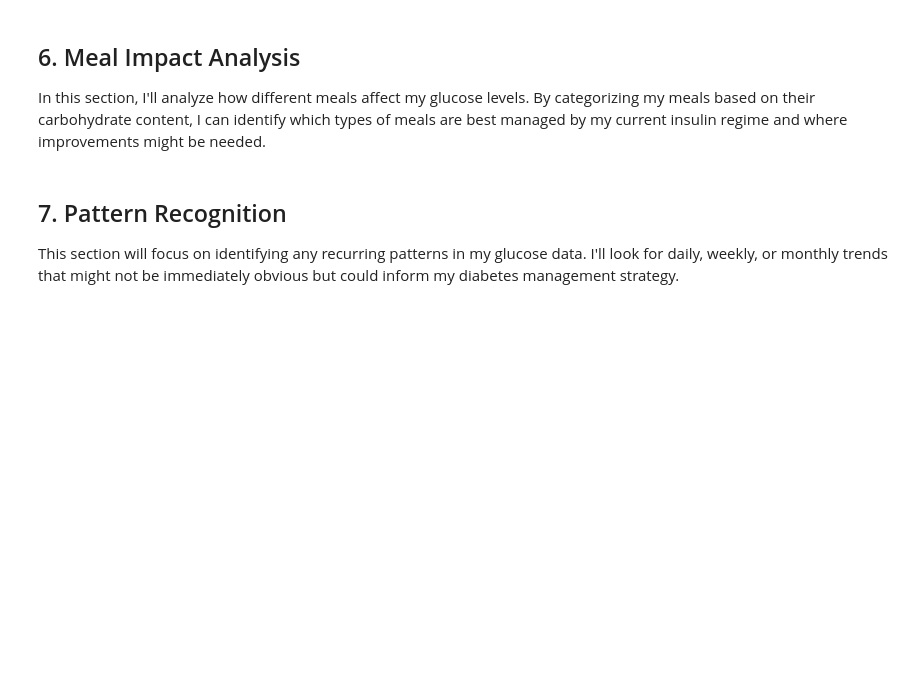
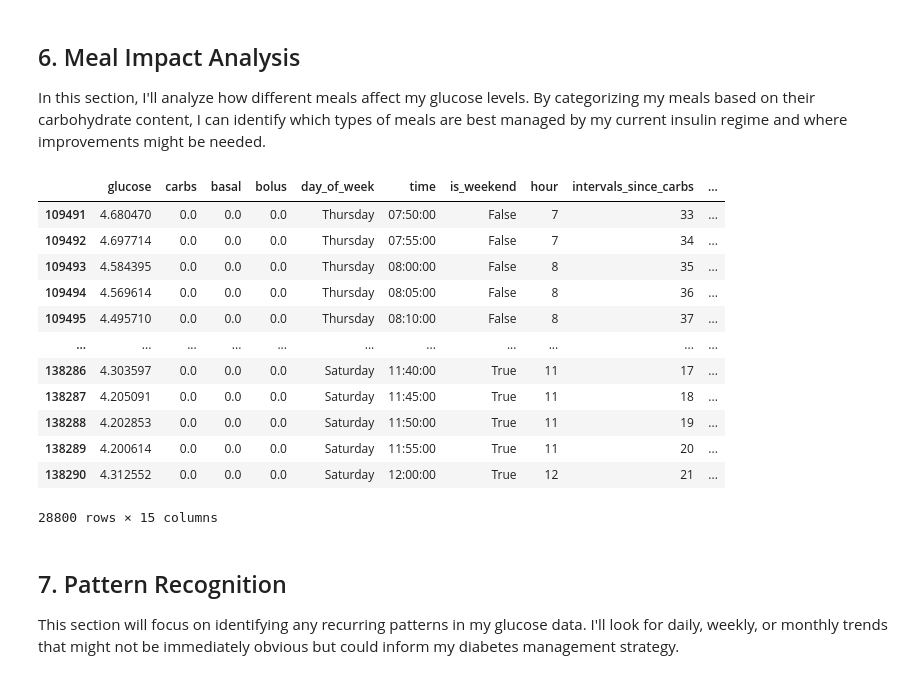
Before and after one commit to Warren8824/simple-glucose-analysis, a Jupyter notebook: glucose_analysis.ipynb, the cells around one changed output. Cells and saved outputs as stored; diff of their text form; code cells hidden in the pictures; blank space fills up the shorter version.

```diff
--- a/glucose_analysis.ipynb
+++ b/glucose_analysis.ipynb
@@ -920,6 +1003,22 @@ Here, I'll examine how my glucose levels change throughout the day. I'll identif
 # %% [markdown]
 ## 6. Meal Impact Analysis
 In this section, I'll analyze how different meals affect my glucose levels. By categorizing my meals based on their carbohydrate content, I can identify which types of meals are best managed by my current insulin regime and where improvements might be needed.
+# %%
+recent_df
+# %% [output]
+|  | glucose | carbs | basal | bolus | day_of_week | time | is_weekend | hour | intervals_since_carbs | ... |
+| 109491 | 4.680470 | 0.0 | 0.0 | 0.0 | Thursday | 07:50:00 | False | 7 | 33 | ... |
+| 109492 | 4.697714 | 0.0 | 0.0 | 0.0 | Thursday | 07:55:00 | False | 7 | 34 | ... |
+| 109493 | 4.584395 | 0.0 | 0.0 | 0.0 | Thursday | 08:00:00 | False | 8 | 35 | ... |
+| 109494 | 4.569614 | 0.0 | 0.0 | 0.0 | Thursday | 08:05:00 | False | 8 | 36 | ... |
+| 109495 | 4.495710 | 0.0 | 0.0 | 0.0 | Thursday | 08:10:00 | False | 8 | 37 | ... |
+| ... | ... | ... | ... | ... | ... | ... | ... | ... | ... | ... |
+| 138286 | 4.303597 | 0.0 | 0.0 | 0.0 | Saturday | 11:40:00 | True | 11 | 17 | ... |
+| 138287 | 4.205091 | 0.0 | 0.0 | 0.0 | Saturday | 11:45:00 | True | 11 | 18 | ... |
+| 138288 | 4.202853 | 0.0 | 0.0 | 0.0 | Saturday | 11:50:00 | True | 11 | 19 | ... |
+| 138289 | 4.200614 | 0.0 | 0.0 | 0.0 | Saturday | 11:55:00 | True | 11 | 20 | ... |
+| 138290 | 4.312552 | 0.0 | 0.0 | 0.0 | Saturday | 12:00:00 | True | 12 | 21 | ... |
+28800 rows × 15 columns
 # %% [markdown]
 ## 7. Pattern Recognition
 This section will focus on identifying any recurring patterns in my glucose data. I'll look for daily, weekly, or monthly trends that might not be immediately obvious but could inform my diabetes management strategy.
```
Also changed, not shown: parts of 42 cells of this notebook.
